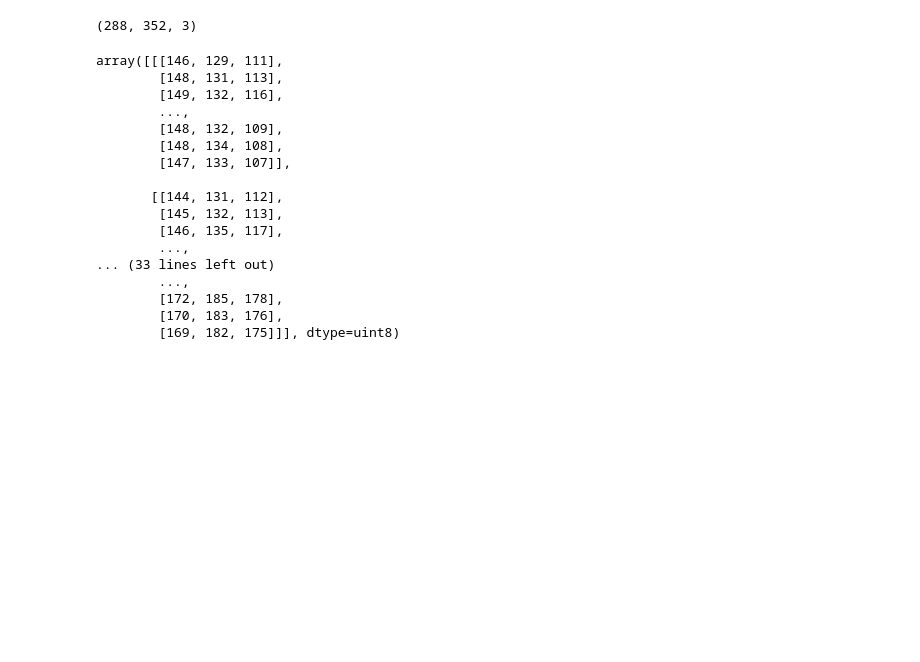
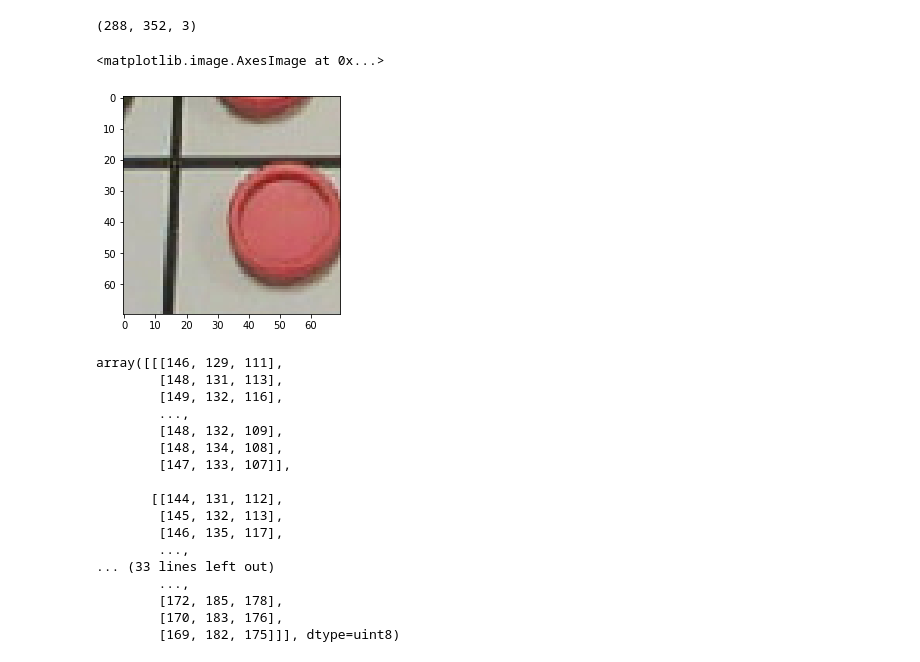
Before and after one commit to bblais/AI-and-Robotics-Fall-2019-Class-Notebooks, a Jupyter notebook: 2019-11-01 - Reading Images and Handling Arrays.ipynb, the cells around one changed output. Cells and saved outputs as stored; diff of their text form; code cells hidden in the pictures; blank space fills up the shorter version.

```diff
--- a/2019-11-01 - Reading Images and Handling Arrays.ipynb
+++ b/2019-11-01 - Reading Images and Handling Arrays.ipynb
@@ -20,6 +20,22 @@ imshow(arr)
 arr.shape
 # %% [output]
 (288, 352, 3)
+# %%
+def get_square(arr,r,c):
+
+    width=70
+    height=70
+
+    left_side=45
+    top_side=30
+
+    square=arr[(left_side+width*r):(left_side+width*(r+1)),(top_side+height*c):(top_side+height*(c+1)),:]
+    return square
+# %%
+imshow(get_square(arr,1,1))
+# %% [output]
+<matplotlib.image.AxesImage at 0x...>
+[figure, added]
 # %%
 arr
 # %% [output]
```
Also changed, not shown: parts of 1 cell of this notebook, 3 other files.
